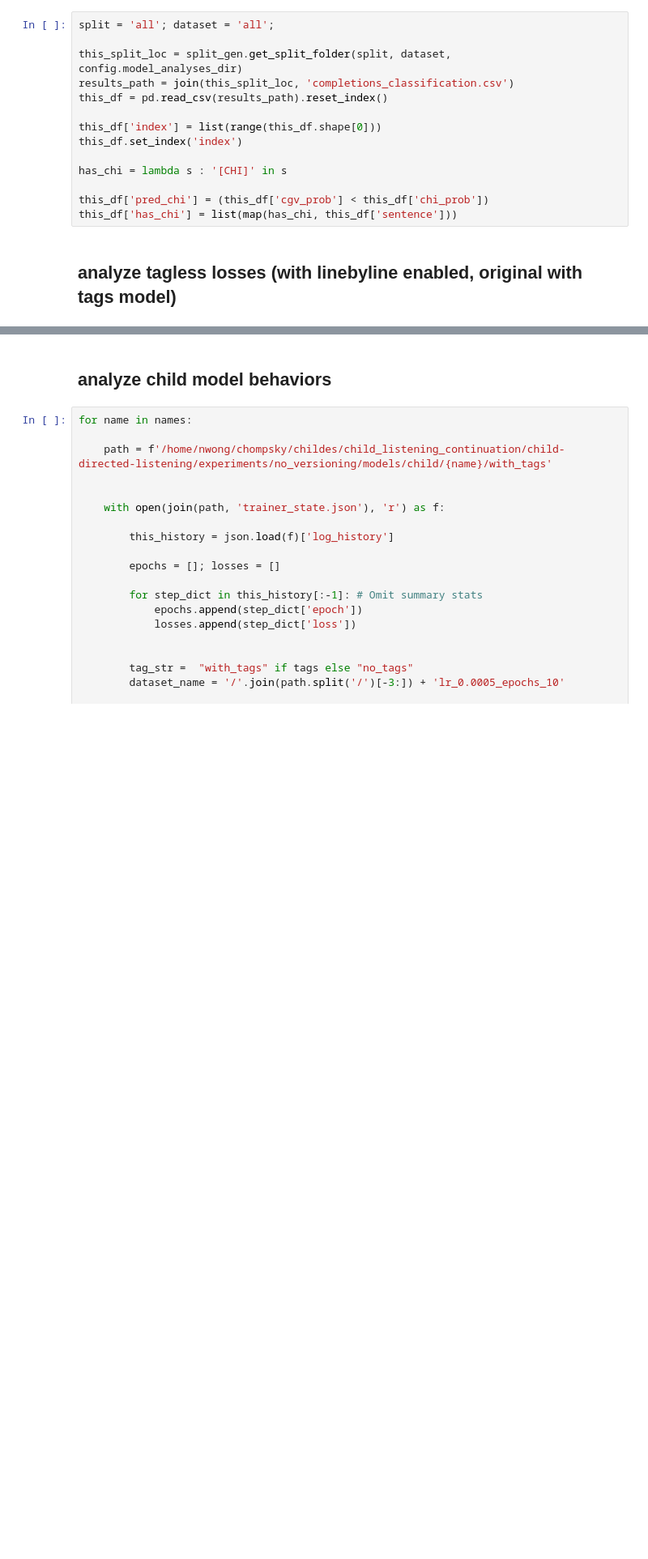
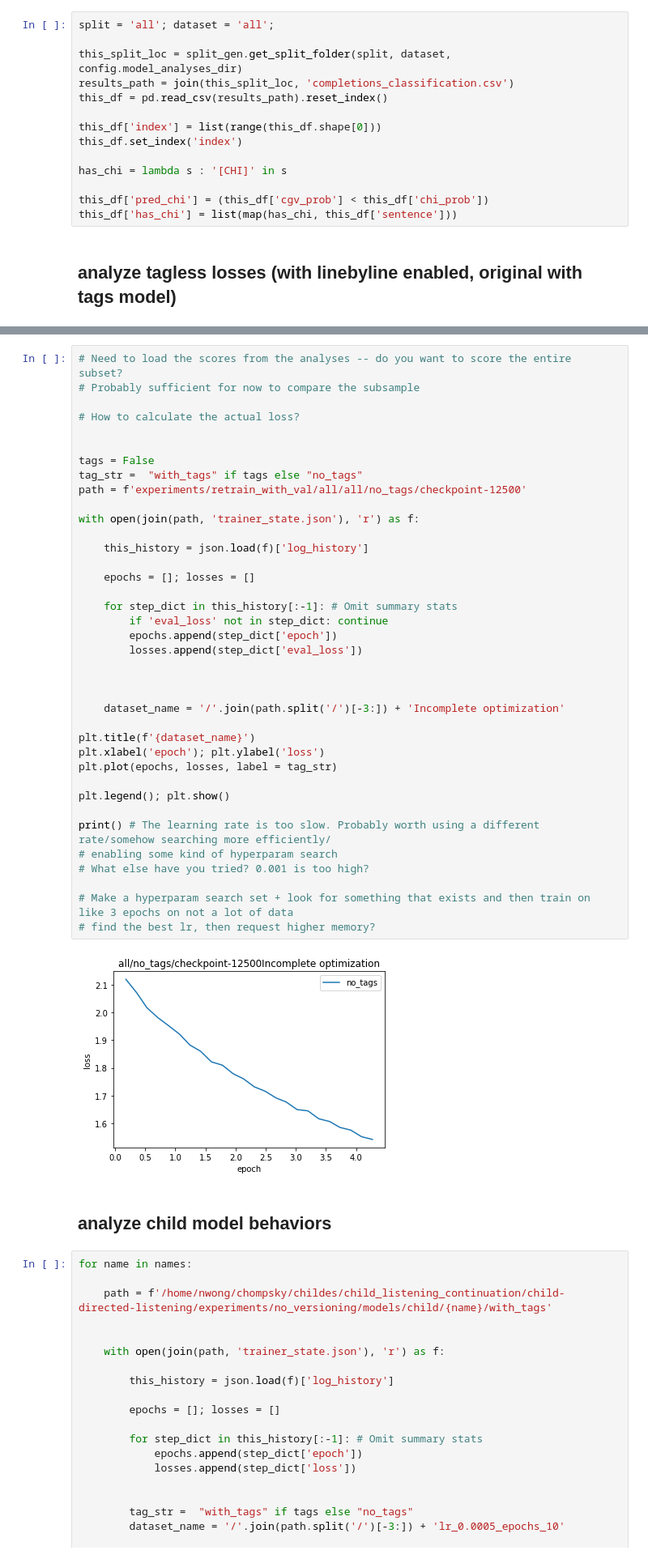
Before and after one commit to smeylan/child-directed-listening, a Jupyter notebook: Model behavior analyses.ipynb, the cells around one changed output, grey strips where cells are left out. Shown: that part at 81% size. Drawn from its saved outputs; the diff is of its cells as text; blank space fills up the shorter version.

Commit message:
manual hyperparam finding

```diff
--- a/Model behavior analyses.ipynb
+++ b/Model behavior analyses.ipynb
@@ -52,3 +89,43 @@ this_df['has_chi'] = list(map(has_chi, this_df['sentence']))
+# %%
+# Need to load the scores from the analyses -- do you want to score the entire subset?
+# Probably sufficient for now to compare the subsample
+
+# How to calculate the actual loss?
+
+
+tags = False
+tag_str =  "with_tags" if tags else "no_tags"
+path = f'experiments/retrain_with_val/all/all/no_tags/checkpoint-12500'
+
+with open(join(path, 'trainer_state.json'), 'r') as f:
+
+    this_history = json.load(f)['log_history']
+
+    epochs = []; losses = []
+
+    for step_dict in this_history[:-1]: # Omit summary stats
+        if 'eval_loss' not in step_dict: continue
+        epochs.append(step_dict['epoch'])
+        losses.append(step_dict['eval_loss'])
+
+
+
+    dataset_name = '/'.join(path.split('/')[-3:]) + 'Incomplete optimization'
+
+plt.title(f'{dataset_name}')
+plt.xlabel('epoch'); plt.ylabel('loss')
+plt.plot(epochs, losses, label = tag_str)
+
+plt.legend(); plt.show()
+
+print() # The learning rate is too slow. Probably worth using a different rate/somehow searching more efficiently/
+# enabling some kind of hyperparam search
+# What else have you tried? 0.001 is too high?
+
+# Make a hyperparam search set + look for something that exists and then train on like 3 epochs on not a lot of data
+# find the best lr, then request higher memory?
+# %% [output]
+[figure, added]
 # %% [markdown]
 ## analyze child model behaviors
 # %%
```
Also changed, not shown: parts of 2 cells of this notebook, 3 other files.
